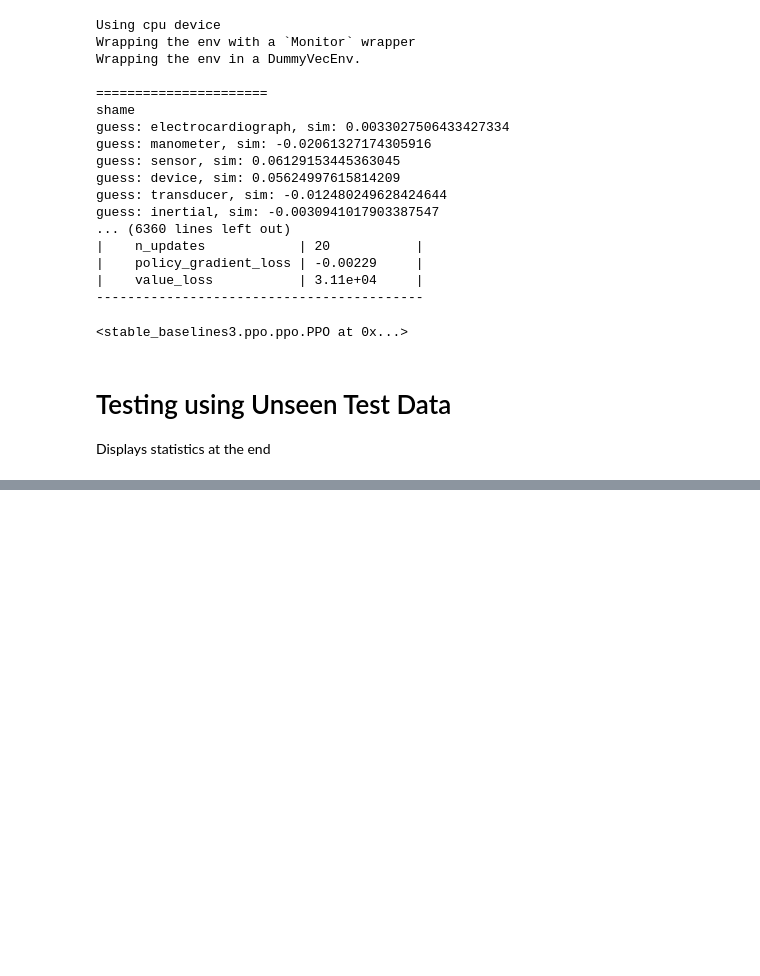
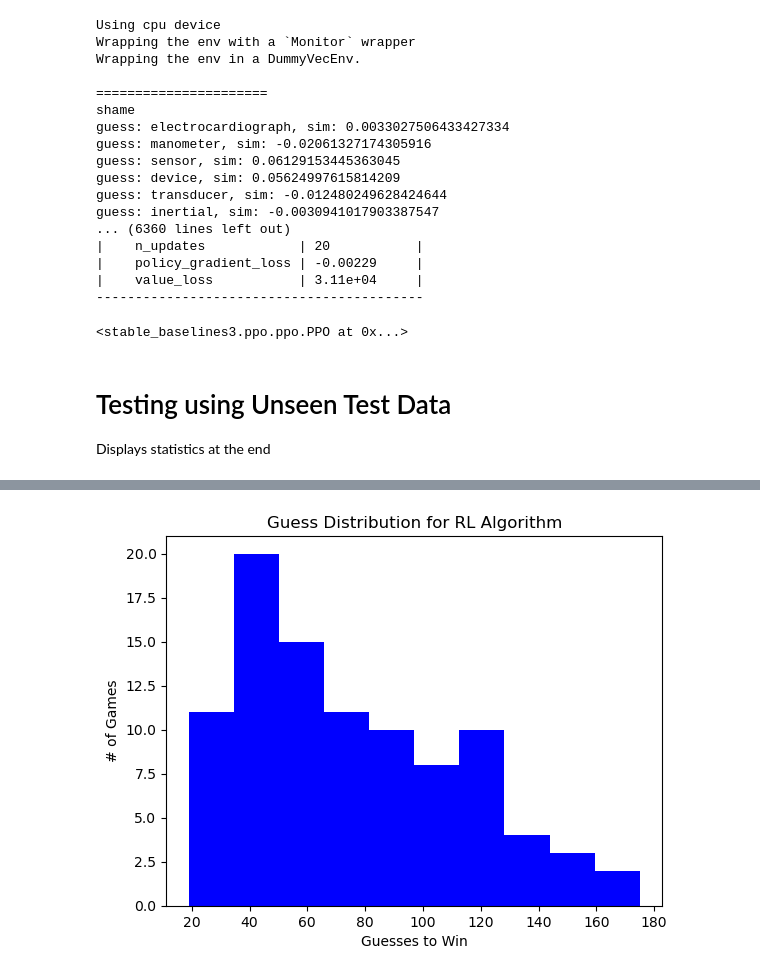
Before and after one commit to eric27n/compsci-685-project-semantle, a Jupyter notebook: Semantle-RL2.ipynb, the cells around one changed output, grey strips where cells are left out. Drawn from its saved outputs; the diff is of its cells as text; code cells hidden in the pictures; blank space fills up the shorter version.

```diff
--- a/Semantle-RL2.ipynb
+++ b/Semantle-RL2.ipynb
@@ -250,0 +271,8 @@ Wins: 93 out of 100
+# %%
+plt.hist(results_wins, bins=10, color="blue")
+plt.title("Guess Distribution for RL Algorithm")
+plt.xlabel("Guesses to Win")
+plt.ylabel("# of Games")
+plt.savefig("semantle-results-wins-only.png")
+# %% [output]
+[figure, added]
```
Also changed, not shown: parts of 2 cells of this notebook.
